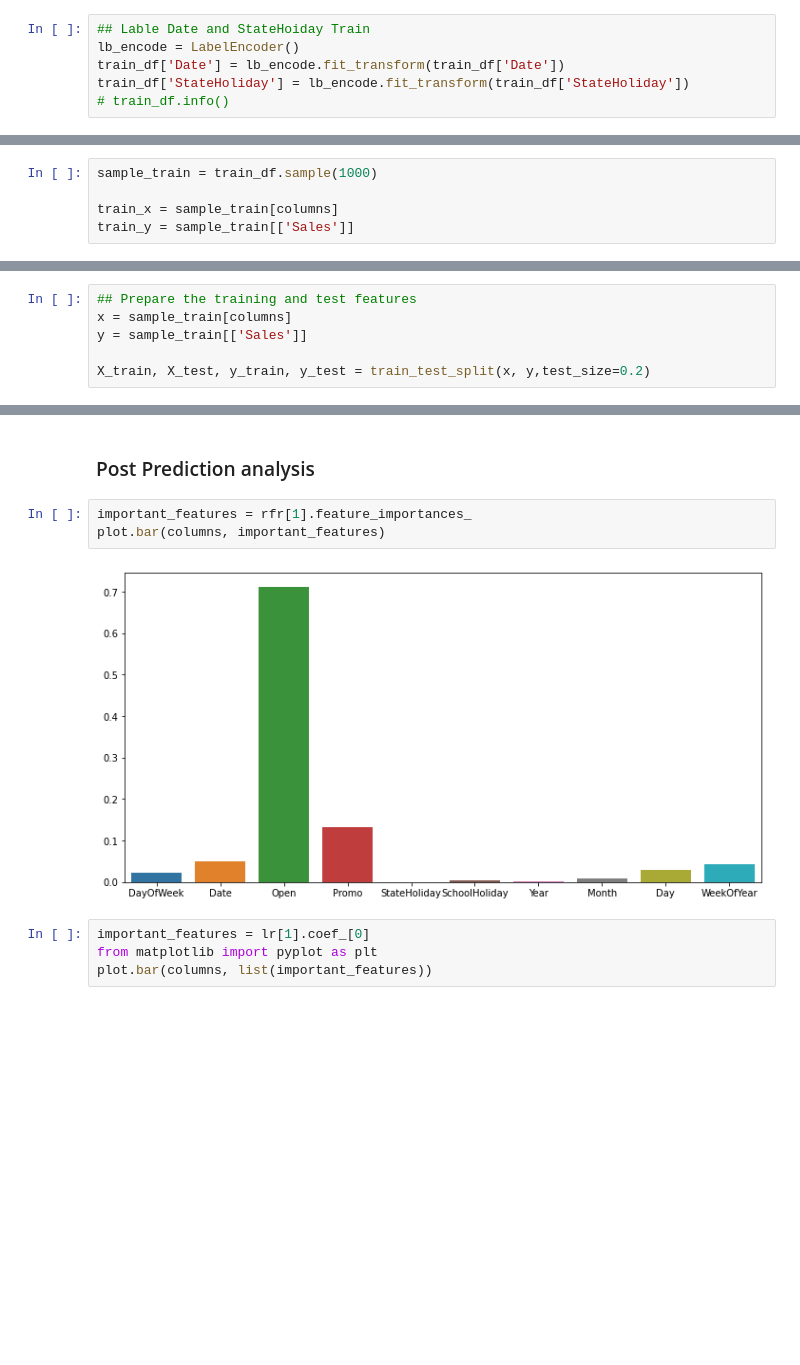
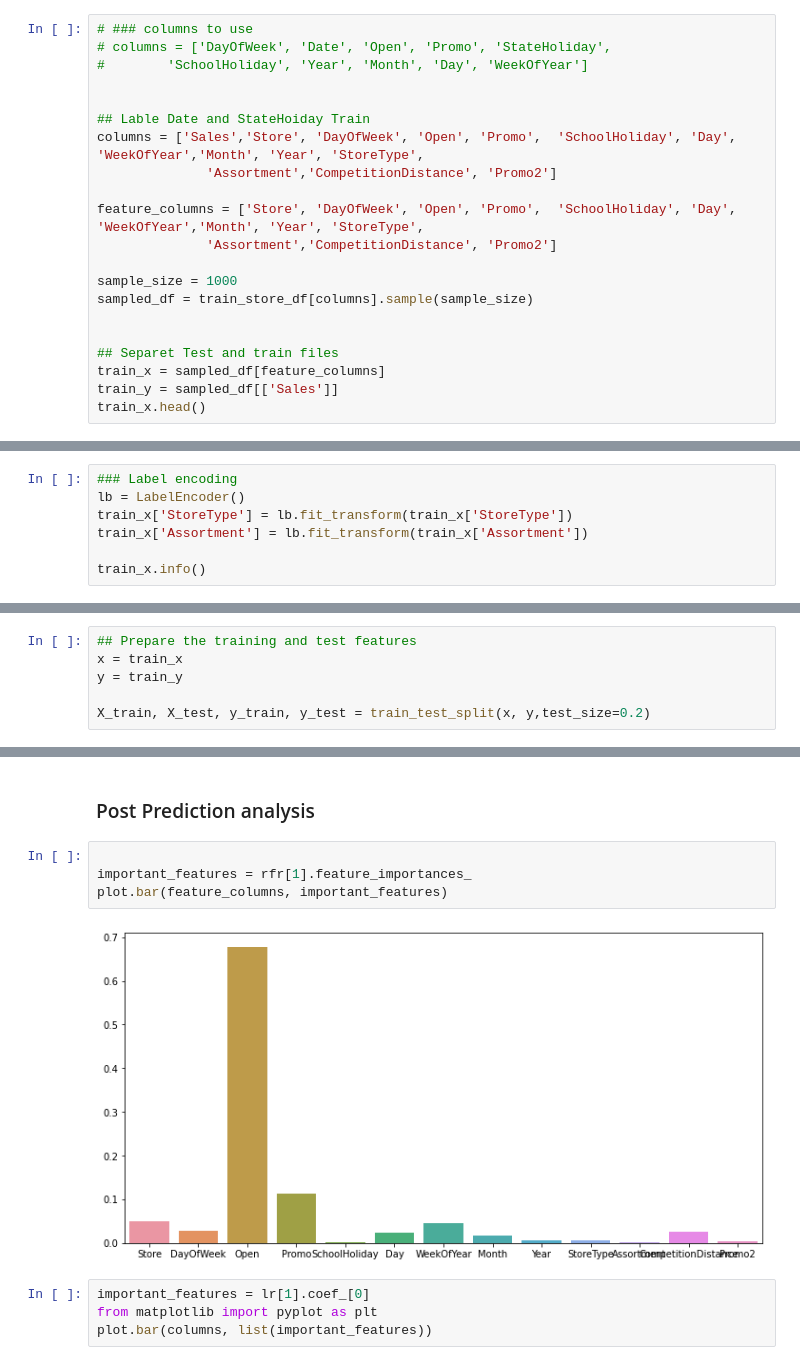
Before and after one commit to NatnaelSisay/Rossmann-Pharmaceuticals-Sales-Prediction, a Jupyter notebook: notebooks/Predict store sales.ipynb, the cells around one changed output, grey strips where cells are left out. Drawn from its saved outputs; the diff is of its cells as text; blank space fills up the shorter version.

```diff
--- a/notebooks/Predict store sales.ipynb
+++ b/notebooks/Predict store sales.ipynb
@@ -49,6 +60,21 @@ INFO:root:util.py - Year, Month, Day, WeekOfYear for Dataframe
 # %%
+# ### columns to use
+# columns = ['DayOfWeek', 'Date', 'Open', 'Promo', 'StateHoliday',
+#        'SchoolHoliday', 'Year', 'Month', 'Day', 'WeekOfYear']
+
+
 ## Lable Date and StateHoiday Train
-lb_encode = LabelEncoder()
-train_df['Date'] = lb_encode.fit_transform(train_df['Date'])
-train_df['StateHoliday'] = lb_encode.fit_transform(train_df['StateHoliday'])
-# train_df.info()
+columns = ['Sales','Store', 'DayOfWeek', 'Open', 'Promo',  'SchoolHoliday', 'Day', 'WeekOfYear','Month', 'Year', 'StoreType',
+              'Assortment','CompetitionDistance', 'Promo2']
+
+feature_columns = ['Store', 'DayOfWeek', 'Open', 'Promo',  'SchoolHoliday', 'Day', 'WeekOfYear','Month', 'Year', 'StoreType',
+              'Assortment','CompetitionDistance', 'Promo2']
+
+sample_size = 1000
+sampled_df = train_store_df[columns].sample(sample_size)
+
+
+## Separet Test and train files
+train_x = sampled_df[feature_columns]
+train_y = sampled_df[['Sales']]
+train_x.head()
@@ -62,5 +88,7 @@ columns = ['DayOfWeek', 'Date', 'Open', 'Promo', 'StateHoliday',
-# %%
-sample_train = train_df.sample(1000)
-
-train_x = sample_train[columns]
-train_y = sample_train[['Sales']]
+# %%
+### Label encoding
+lb = LabelEncoder()
+train_x['StoreType'] = lb.fit_transform(train_x['StoreType'])
+train_x['Assortment'] = lb.fit_transform(train_x['Assortment'])
+
+train_x.info()
@@ -127,7 +170,7 @@ sample_train = train_df.sample(1000)
 # %%
 ## Prepare the training and test features
-x = sample_train[columns]
-y = sample_train[['Sales']]
+x = train_x
+y = train_y
 
 X_train, X_test, y_train, y_test = train_test_split(x, y,test_size=0.2)
 # %%
@@ -191,10 +234,11 @@ DecisionTree Mean Square Loss : 325656.21%
 # %% [markdown]
 ### Post Prediction analysis
 # %%
+
 important_features = rfr[1].feature_importances_
-plot.bar(columns, important_features)
+plot.bar(feature_columns, important_features)
 # %% [output]
-[figure, old version]
+[figure, new version]
 # %%
 important_features = lr[1].coef_[0]
 from matplotlib import pyplot as plt
```
Also changed, not shown: parts of 15 cells of this notebook, 3 other files.
